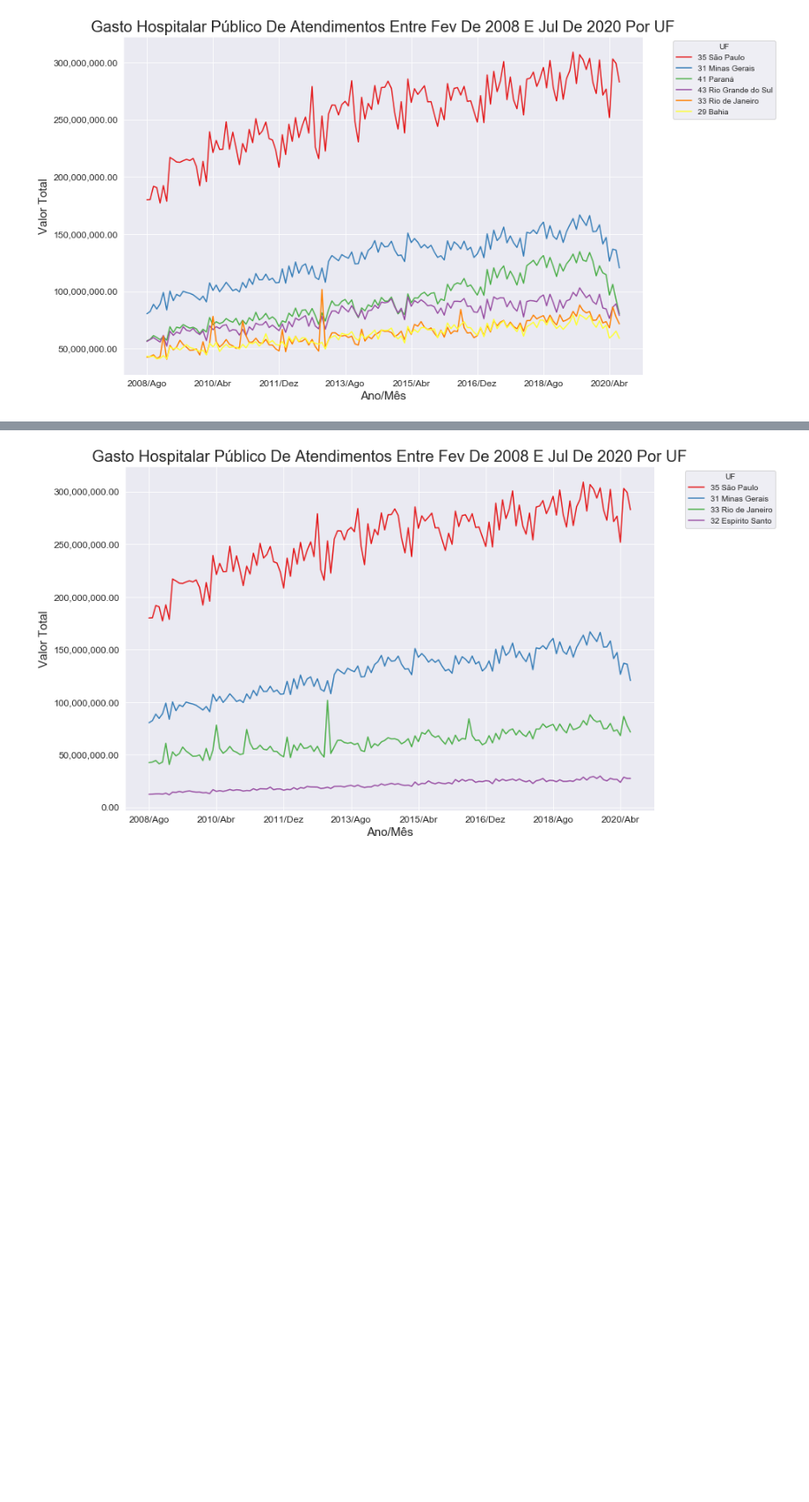
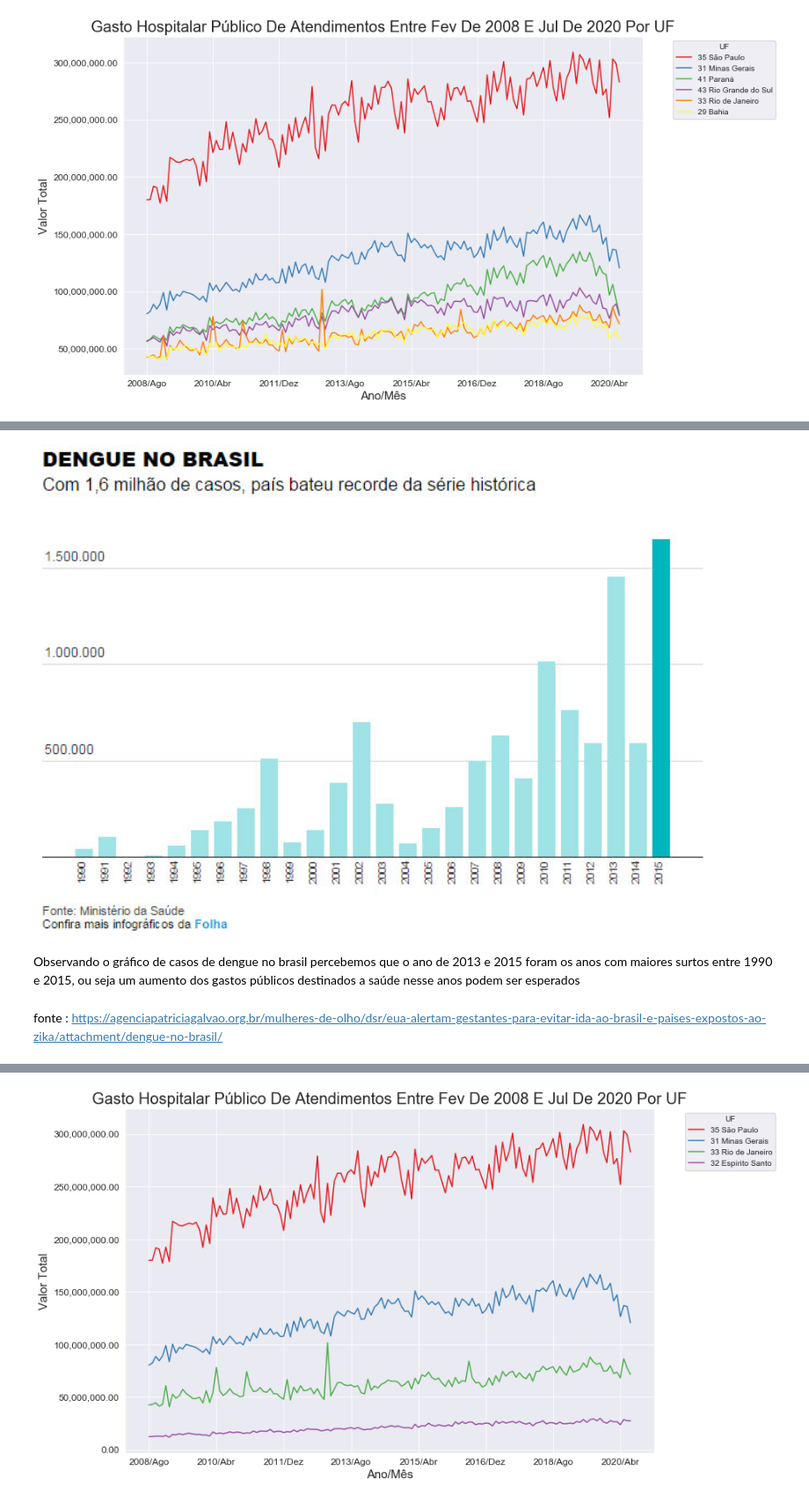
Before and after one commit to PedroHCAlmeida/Bootcamp_alura, a Jupyter notebook: Modulo_1/notebooks/Aula_2_3.ipynb, the cells around one changed output, grey strips where cells are left out. Shown at 88% size. Saved outputs shown, nothing was run; the diff lists cells and outputs as text; code cells hidden in the pictures; blank space fills up the shorter version.

```diff
--- a/Modulo_1/notebooks/Aula_2_3.ipynb
+++ b/Modulo_1/notebooks/Aula_2_3.ipynb
@@ -347,0 +334,10 @@ https://cristianesegatto.blogosfera.uol.com.br/2019/10/02/dengue-no-brasil-11-mi
+# %%
+from IPython.display import Image
+filename = 'dados/dengue-no-brasil.jpg'
+Image(filename = filename, width=1000, height=1000)
+# %% [output]
+[figure, added]
+# %% [markdown]
+Observando o gráfico de casos de dengue no brasil percebemos que o ano de 2013 e 2015 foram os anos com maiores surtos entre 1990 e 2015, ou seja um aumento dos gastos públicos destinados a saúde nesse anos podem ser esperados
+# %% [markdown]
+fonte : https://agenciapatriciagalvao.org.br/mulheres-de-olho/dsr/eua-alertam-gestantes-para-evitar-ida-ao-brasil-e-paises-expostos-ao-zika/attachment/dengue-no-brasil/
```
Also changed, not shown: parts of 15 cells of this notebook.
